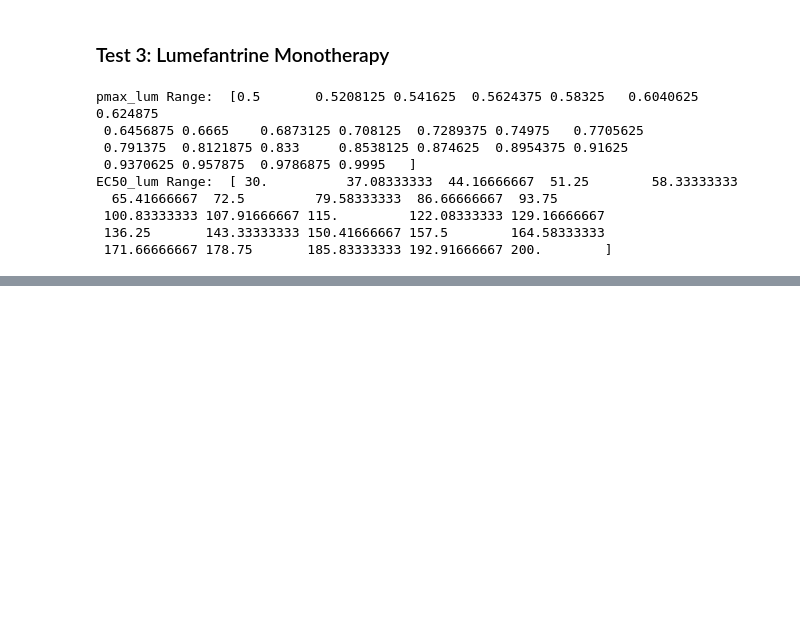
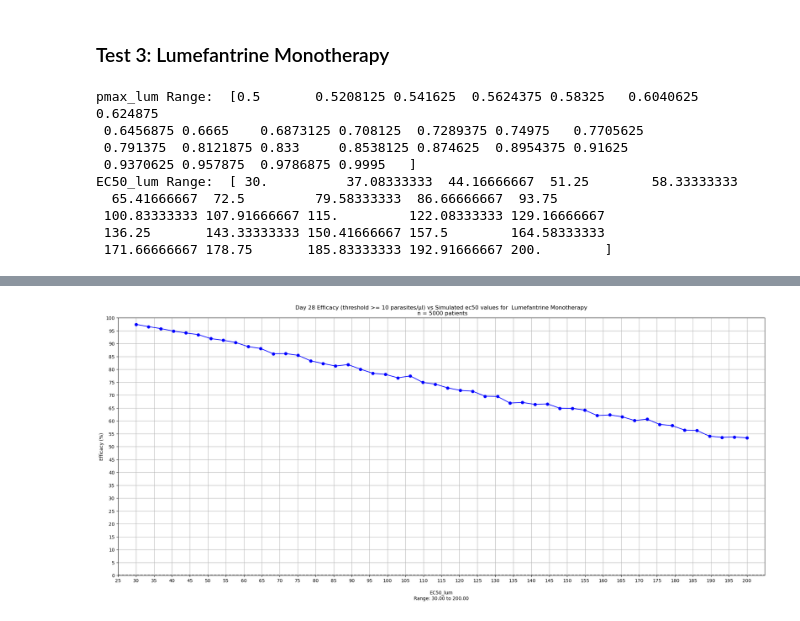
Before and after one commit to maciekboni/2019-test-ppq-pk, a Jupyter notebook: plots/AL/pkpd_AL/pfcrt+pfmdr1/bassat/lum_efficacy_calibration.ipynb, the cells around one changed output, grey strips where cells are left out. Drawn from its saved outputs; the diff is of its cells as text; code cells hidden in the pictures; blank space fills up the shorter version.

Commit message:
lumefantrine pmax/ec50 calibratiopns for both AL and monotherapy

```diff
--- a/plots/AL/pkpd_AL/pfcrt+pfmdr1/bassat/lum_efficacy_calibration.ipynb
+++ b/plots/AL/pkpd_AL/pfcrt+pfmdr1/bassat/lum_efficacy_calibration.ipynb
@@ -871,0 +1004,14 @@ plt.show()
+# %%
+# Define the range for ec50_lum
+min_ec50 = 30
+max_ec50 = 200
+
+# Define pmax_art values
+ec50_values = np.linspace(min_ec50, max_ec50, 50)
+ec50_values
+
+#Saving EC50_lum for future reference
+np.savetxt('pkpd_AL_lum_efficacy_calibration_ec50_range_04.txt', ec50_values, delimiter=',', fmt='%5f')
+
+# Initialize a grid to store the clearance rates
+trial_efficacy = np.zeros(len(ec50_values))
@@ -871,0 +1087,15 @@ plt.show()
+# %%
+plt.figure(figsize=(25, 10))  # Adjust the figure size as needed
+plt.plot(ec50_values, trial_efficacy, marker='o', linestyle='-', color='b')
+plt.xlabel('\nEC50_lum\nRange: {:.2f} to {:.2f}'.format(min_ec50, max_ec50))
+plt.ylabel('Efficacy (%)')
+plt.title("Day 28 Efficacy (threshold >= 10 parasites/μl) vs Simulated ec50 values for  Lumefantrine Monotherapy\n n = 5000 patients")
+plt.grid(True)
+plt.xlim(min(ec50_values)-5, max(ec50_values)+5)  # Adjust x-axis limits if necessary
+plt.xticks(np.arange(min(ec50_values)-5, max(ec50_values)+5, 5))  # Adjust tick marks if necessary
+plt.yticks(np.arange(0, 101, 5))  # Y-axis ticks from 0 to 100%
+plt.axhline(y=0, color='k', linestyle='--')  # Optional: horizontal line at y= 0
+plt.savefig("pkpd_AL_lum_efficacy_calibration_04.png")
+plt.show()
+# %% [output]
+[figure, added]
```
Also changed, not shown: parts of 17 cells of this notebook, 9 other files.
